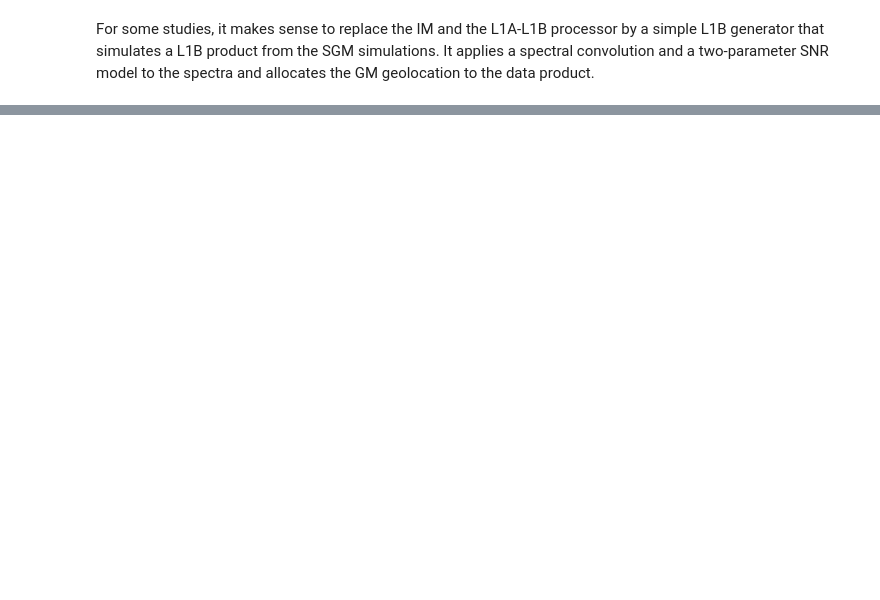
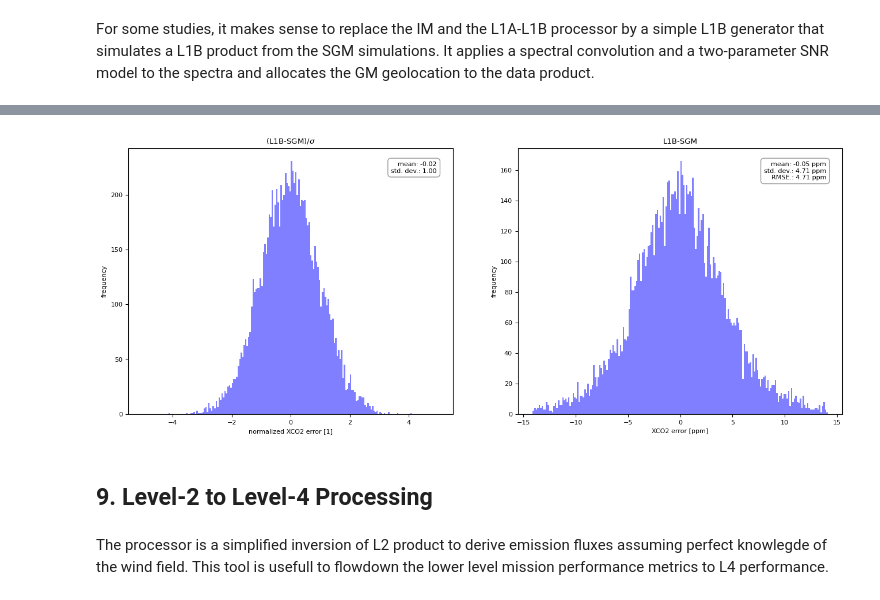
Before and after one commit to undomained/teds, a Jupyter notebook: examples/exp1.0_full_chain/exp1.0_full_chain.ipynb, the cells around one changed output, grey strips where cells are left out. Drawn from its saved outputs; the diff is of its cells as text; code cells hidden in the pictures; blank space fills up the shorter version.

```diff
--- a/examples/exp1.0_full_chain/exp1.0_full_chain.ipynb
+++ b/examples/exp1.0_full_chain/exp1.0_full_chain.ipynb
@@ -42,9 +52,10 @@ station_name = 'Jaenschwalde'
 # %%
-proc_gm     = False ; pam_gm = False
-proc_sgmgps = False ; pam_sgmgps = False
-proc_sgmrad = False ; pam_sgmrad = False
-proc_im     = False ; pam_im = False
-proc_l1al1b = False ; pam_l1b = True
+proc_gm     = False; pam_gm     = False
+proc_sgmgps = False; pam_sgmgps = False
+proc_sgmrad = False; pam_sgmrad = False
+proc_im     = False; pam_im     = False
+proc_l1al1b = False; pam_l1b    = False
 proc_siml1b = False
-proc_l1bl2  = False ; pam_l2 = False
+proc_l1bl2  = False; pam_l2     = True
+proc_l4     = False
 # %% [markdown]
@@ -92,6 +103,6 @@ if(pam_sgmgps):
     sgmgps_config= yaml.safe_load(open('./settings/geosgm_config_stations.yaml'))
     filen = sgmgps_config['io_files']['output_geo']
     plt_option = 'XCO2'
-    plt_option = 'albedo B11'
+    #plt_option = 'albedo B11'
     pam_co2.pam_sgm_gps(filen, station_name, plt_option)
 # %% [markdown]
@@ -128,8 +139,10 @@ if(proc_im):
 The generated L0 data contain a series of detector images. The index ialt points to the image.
 # %%
 if(pam_im):
+    im_config= yaml.safe_load(open('./settings/im_config.yaml'))
     filen_rad = im_config['io']['l1a']
-    ialt = 5
+    ialt = 50
     title = station_name + f' image no. {ialt}'
-    pam_co2.pam_im(filen_rad, ialt, title)
+    data_max = 10000.
+    pam_co2.pam_im(filen_rad, ialt, data_max, title)
 # %% [markdown]
@@ -163,7 +182,7 @@ if(pam_l1b):
     isrf_config['type'] = 'Gaussian'  #type of ISRF, currently only Gaussian or generalized_normal
     isrf_config['fwhm'] = 0.45        #fwhm [nm]
     plt_options = 'spectrum'
-    ialt,iact =(26,44)                #onoly needed in case of plt_options = spectrum
+    ialt,iact =(50,97)                #onoly needed in case of plt_options = spectrum
     plt_options = 'histo'
-    plt_ext = False
-    pam_co2.pam_l1b(filen_l1b, filen_sgmrad, isrf_config, plt_options, ialt, iact, plt_ext)
+    spec_nominal = True               #True means plotting only nominal spectral range [1590-1675]
+    pam_co2.pam_l1b(filen_l1b, filen_sgmrad, isrf_config, plt_options, ialt, iact, spec_nominal)
@@ -179,6 +207,15 @@ if(proc_l1bl2):
 # %%
 if(pam_l2):
-    %matplotlib inline
     l1bl2_config= yaml.safe_load(open('./settings/l1bl2_config.yaml'))
+    sgmrad_config= yaml.safe_load(open('./settings/radsgm_config.yaml'))
     filen = l1bl2_config['io_files']['output_l2']
-    pam_co2.pam_l2(filen, station_name)
+    filen_ref = sgmrad_config['io_files']['output_geo_ref']
+    plt_options ='histo'
+    vscale = [385, 430]
+    pam_co2.pam_l2(filen, filen_ref, station_name, plt_options, vscale)
+# %% [output]
+[figure, added]
+# %% [markdown]
+## 9. Level-2 to Level-4 Processing
+# %% [markdown]
+The processor is a simplified inversion of L2 product to derive emission fluxes assuming perfect knowlegde of the wind field. This tool is usefull to flowdown the lower level mission performance metrics to L4 performance.
```
Also changed, not shown: parts of 39 cells of this notebook, 3 other files.
